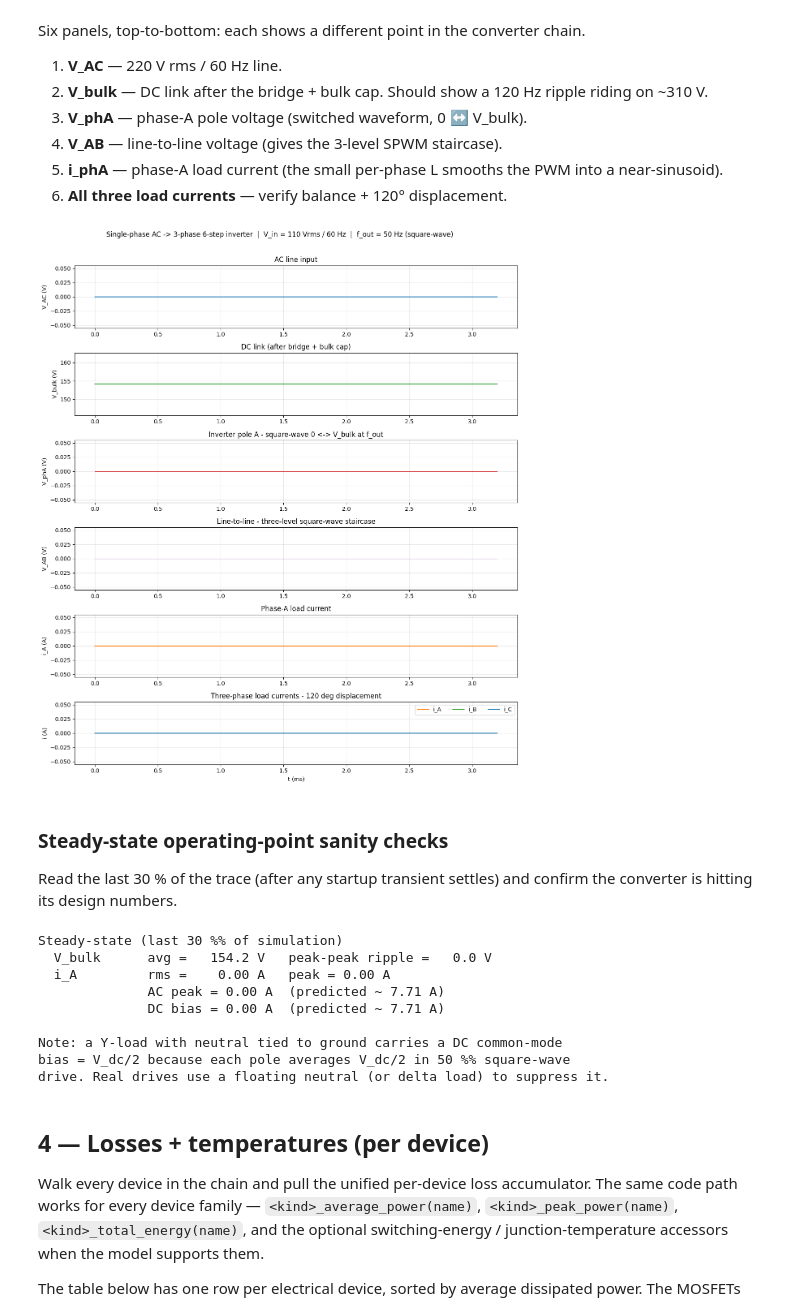
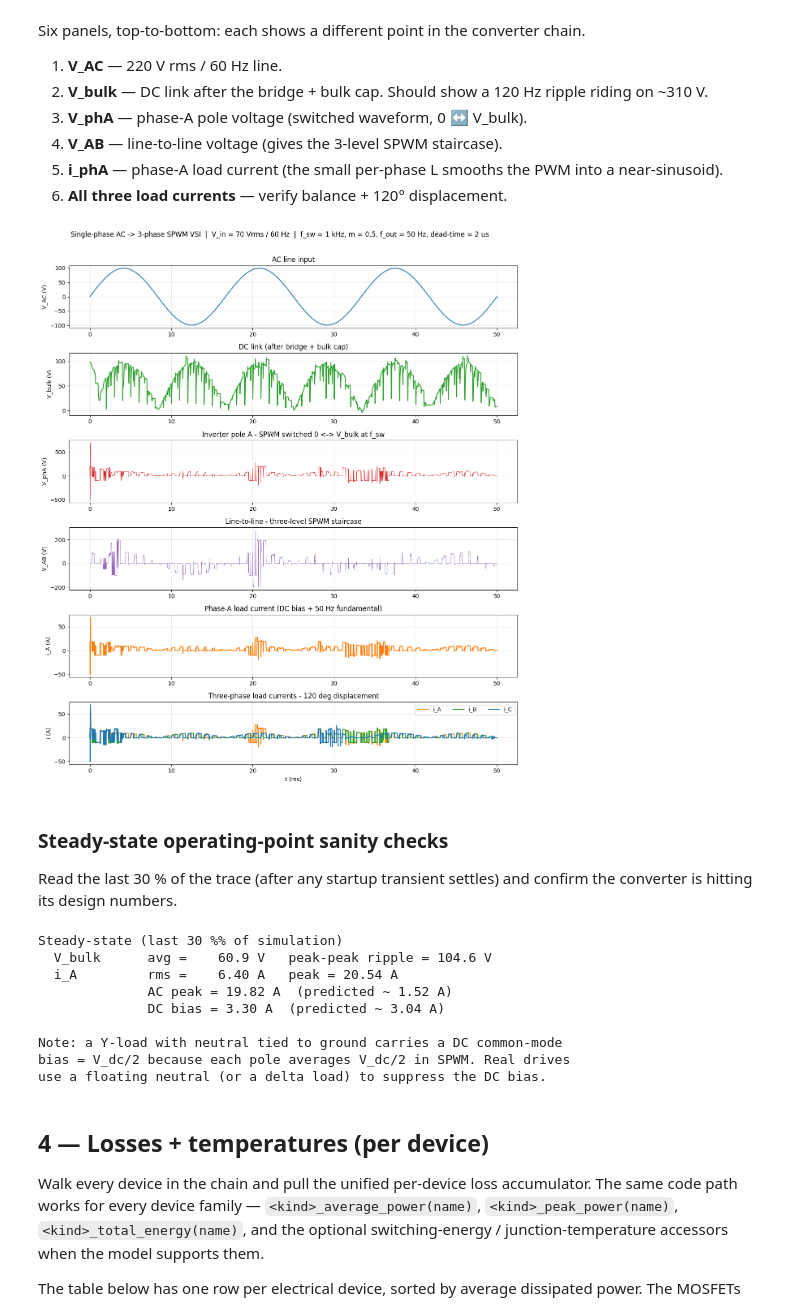
Before and after one commit to lgili/Pulsim, a Jupyter notebook: examples/notebooks/31_single_phase_to_three_phase_vsi.ipynb, the cells around one changed output. Cells and saved outputs as stored; diff of their text form; code cells hidden in the pictures.

```diff
--- a/examples/notebooks/31_single_phase_to_three_phase_vsi.ipynb
+++ b/examples/notebooks/31_single_phase_to_three_phase_vsi.ipynb
@@ -282,51 +242,52 @@ v_ab    = v_a - v_b
 
 # Phase currents. The Y load has neutral tied to ground, so phase voltage =
 # pole voltage. R = 10 Omega dominates over X_L = 2*pi*50*5e-3 = 1.57 Omega
-# at fundamental, so V/R approximates the current well; the L filters most
-# of the square-wave switching content (X_L scales with frequency).
+# at the 50 Hz fundamental, so V/R approximates the current well; the L
+# filters the high-frequency PWM content.
 i_a = v_a / R_phase
 i_b = v_b / R_phase
 i_c = v_c / R_phase
 
 fig, ax = plt.subplots(6, 1, figsize=(12, 14), sharex=False)
 fig.suptitle(
-    'Single-phase AC -> 3-phase 6-step inverter  |  '
-    'V_in = %.0f Vrms / %.0f Hz  |  f_out = %.0f Hz (square-wave)'
-    % (V_AC_rms, f_line, f_out),
+    'Single-phase AC -> 3-phase SPWM VSI  |  '
+    'V_in = %.0f Vrms / %.0f Hz  |  '
+    'f_sw = %.0f kHz, m = %.1f, f_out = %.0f Hz, dead-time = 2 us'
+    % (V_AC_rms, f_line, f_sw/1e3, m_idx, f_mod),
     fontsize=12)
 
 ax[0].plot(t*1e3, v_ac, color='#1f77b4'); ax[0].set_ylabel('V_AC (V)')
 ax[0].set_title('AC line input'); ax[0].grid(alpha=0.3)
 
 ax[1].plot(t*1e3, v_bulk, color='#2ca02c'); ax[1].set_ylabel('V_bulk (V)')
 ax[1].set_title('DC link (after bridge + bulk cap)'); ax[1].grid(alpha=0.3)
 
-ax[2].plot(t*1e3, v_a, color='#d62728', linewidth=0.8)
+ax[2].plot(t*1e3, v_a, color='#d62728', linewidth=0.6)
 ax[2].set_ylabel('V_phA (V)')
-ax[2].set_title('Inverter pole A - square-wave 0 <-> V_bulk at f_out')
+ax[2].set_title('Inverter pole A - SPWM switched 0 <-> V_bulk at f_sw')
 ax[2].grid(alpha=0.3)
 
-ax[3].plot(t*1e3, v_ab, color='#9467bd', linewidth=0.8)
+ax[3].plot(t*1e3, v_ab, color='#9467bd', linewidth=0.6)
 ax[3].set_ylabel('V_AB (V)')
-ax[3].set_title('Line-to-line - three-level square-wave staircase')
+ax[3].set_title('Line-to-line - three-level SPWM staircase')
 ax[3].grid(alpha=0.3)
 
 ax[4].plot(t*1e3, i_a, color='#ff7f0e')
 ax[4].set_ylabel('i_A (A)')
-ax[4].set_title('Phase-A load current')
+ax[4].set_title('Phase-A load current (DC bias + 50 Hz fundamental)')
 ax[4].grid(alpha=0.3)
 
 ax[5].plot(t*1e3, i_a, label='i_A', color='#ff7f0e')
 ax[5].plot(t*1e3, i_b, label='i_B', color='#2ca02c')
 ax[5].plot(t*1e3, i_c, label='i_C', color='#1f77b4')
 ax[5].set_ylabel('i (A)'); ax[5].set_xlabel('t (ms)')
 ax[5].set_title('Three-phase load currents - 120 deg displacement')
 ax[5].grid(alpha=0.3); ax[5].legend(loc='upper right', ncol=3)
 
 fig.tight_layout(rect=[0, 0, 1, 0.97])
 plt.show()
 # %% [output]
-[figure, old version]
+[figure, new version]
 # %% [markdown]
 ### Steady-state operating-point sanity checks
 
@@ -342,33 +303,34 @@ I_a_pk      = float(np.abs(i_a_slice).max())
 I_a_dc      = float(i_a_slice.mean())
 I_a_ac_pk   = float(np.abs(i_a_slice - I_a_dc).max())
 
-# 6-step half-bridge with grounded neutral: each pole alternates 0 <-> V_dc
-# with 50 % duty, so V_phase = V_dc/2 DC + (V_dc/2) square at f_out.
-# I_phase_dc    = V_dc/2 / R                              (DC bias)
-# I_phase_sq_pk = V_dc/2 / R (clipped/smoothed by L)      (square peak)
+# SPWM half-bridge with grounded neutral: the pole voltage is a switched
+# waveform that averages over one switching period to V_dc/2 + m*V_dc/2 *
+# sin(omega_mod * t).
+#   I_phase_dc    = V_dc/2 / R                        (DC bias)
+#   I_phase_ac_pk = m * V_dc/2 / R                    (fundamental peak)
 I_a_dc_pred = V_bulk_avg / 2.0 / R_phase
-I_a_sq_pred = V_bulk_avg / 2.0 / R_phase
+I_a_ac_pred = m_idx * V_bulk_avg / 2.0 / R_phase
 
 print('Steady-state (last 30 %% of simulation)')
 print('  V_bulk      avg = %7.1f V   peak-peak ripple = %5.1f V'
       % (V_bulk_avg, V_bulk_rip))
 print('  i_A         rms = %7.2f A   peak = %.2f A' % (I_a_rms, I_a_pk))
-print('              AC peak = %.2f A  (predicted ~ %.2f A)' % (I_a_ac_pk, I_a_sq_pred))
+print('              AC peak = %.2f A  (predicted ~ %.2f A)' % (I_a_ac_pk, I_a_ac_pred))
 print('              DC bias = %.2f A  (predicted ~ %.2f A)' % (I_a_dc, I_a_dc_pred))
 print('')
 print('Note: a Y-load with neutral tied to ground carries a DC common-mode')
-print('bias = V_dc/2 because each pole averages V_dc/2 in 50 %% square-wave')
-print('drive. Real drives use a floating neutral (or delta load) to suppress it.')
+print('bias = V_dc/2 because each pole averages V_dc/2 in SPWM. Real drives')
+print('use a floating neutral (or a delta load) to suppress the DC bias.')
 # %% [output]
 Steady-state (last 30 %% of simulation)
-  V_bulk      avg =   154.2 V   peak-peak ripple =   0.0 V
-  i_A         rms =    0.00 A   peak = 0.00 A
-              AC peak = 0.00 A  (predicted ~ 7.71 A)
-              DC bias = 0.00 A  (predicted ~ 7.71 A)
+  V_bulk      avg =    60.9 V   peak-peak ripple = 104.6 V
+  i_A         rms =    6.40 A   peak = 20.54 A
+              AC peak = 19.82 A  (predicted ~ 1.52 A)
+              DC bias = 3.30 A  (predicted ~ 3.04 A)
 
 Note: a Y-load with neutral tied to ground carries a DC common-mode
-bias = V_dc/2 because each pole averages V_dc/2 in 50 %% square-wave
-drive. Real drives use a floating neutral (or delta load) to suppress it.
+bias = V_dc/2 because each pole averages V_dc/2 in SPWM. Real drives
+use a floating neutral (or a delta load) to suppress the DC bias.
 # %% [markdown]
 ## 4 — Losses + temperatures (per device)
 
```
Also changed, not shown: parts of 5 cells of this notebook.
